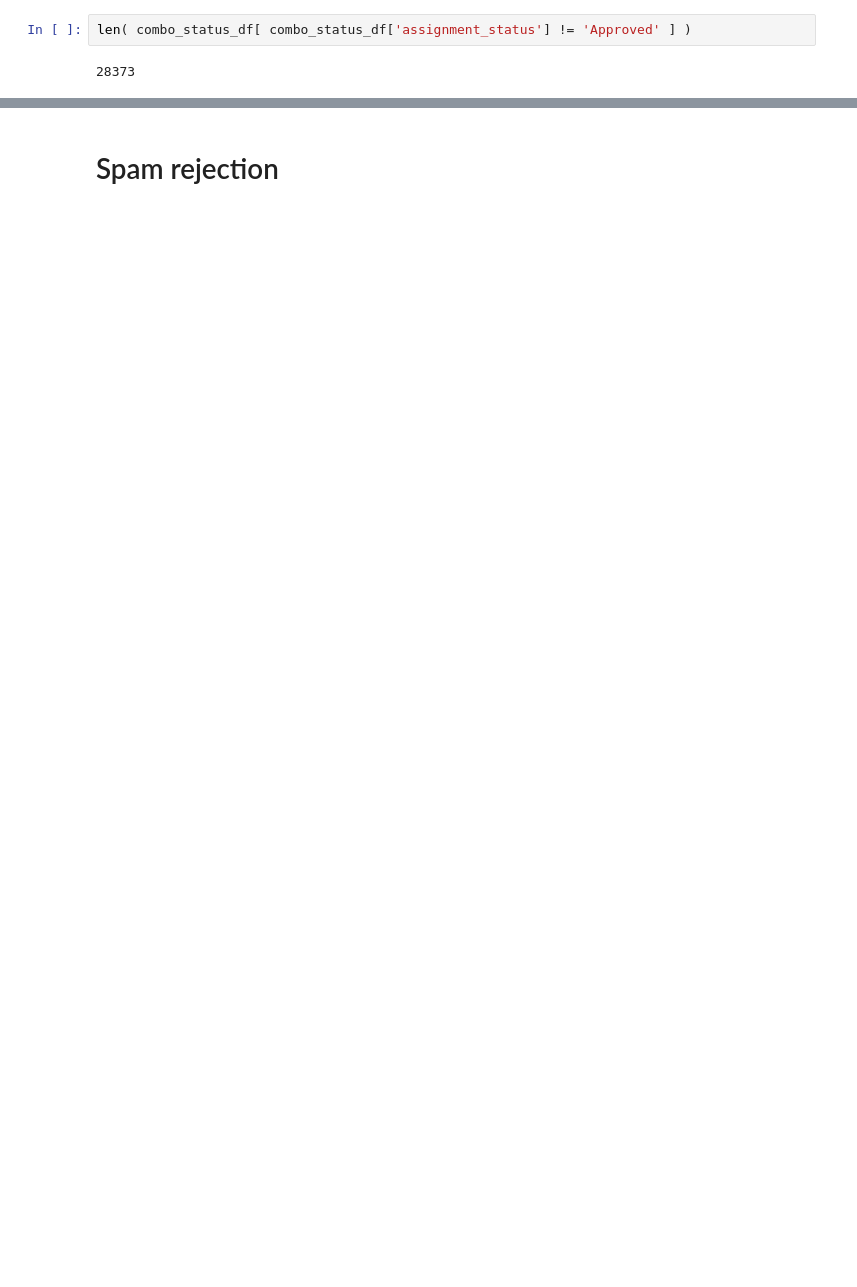
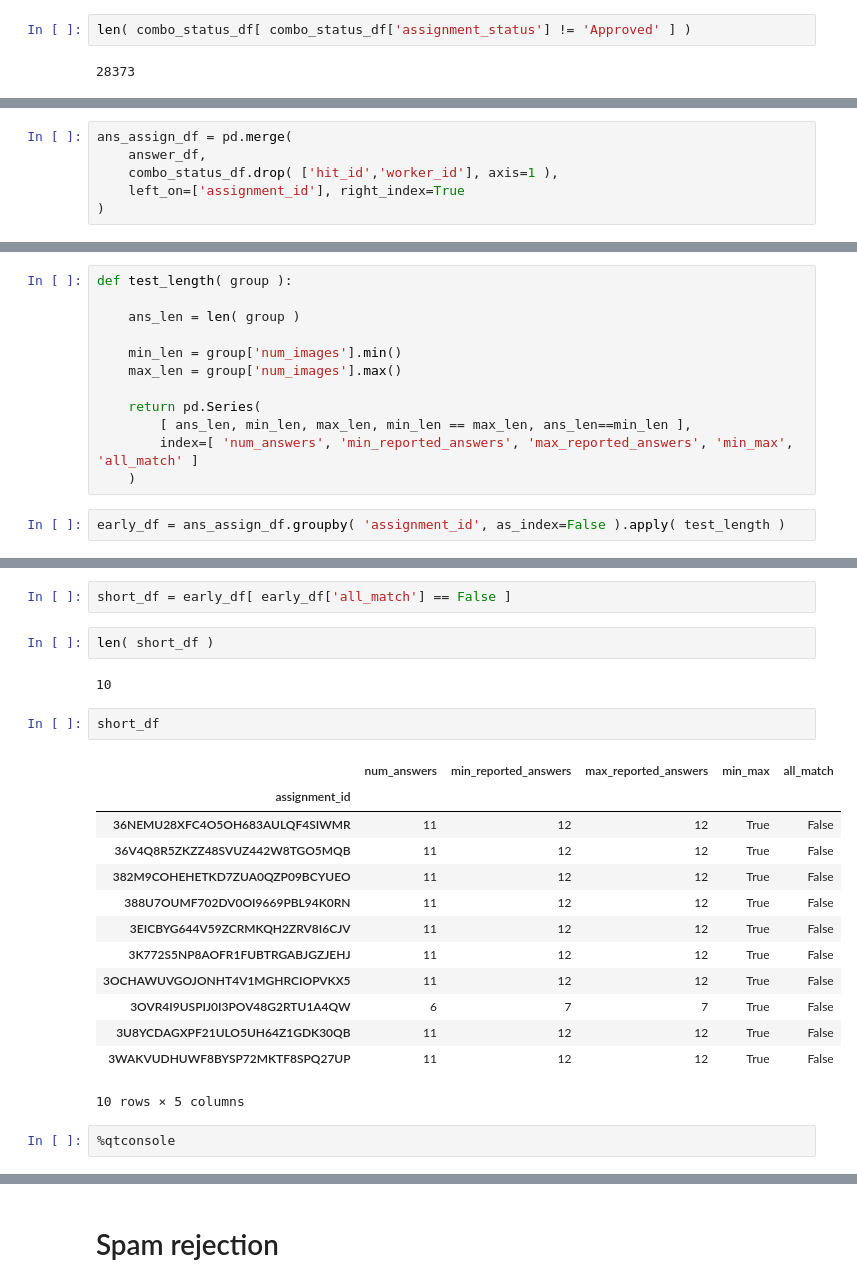
Before and after one commit to matttrent/vislab, a Jupyter notebook: notebooks/mturk_get_results.ipynb, the cells around one changed output, grey strips where cells are left out. Saved outputs shown, nothing was run; the diff lists cells and outputs as text; blank space fills up the shorter version.

```diff
--- a/notebooks/mturk_get_results.ipynb
+++ b/notebooks/mturk_get_results.ipynb
@@ -508,0 +634,6 @@ len( combo_status_df[ combo_status_df['assignment_status'] != 'Approved' ] )
+# %%
+ans_assign_df = pd.merge(
+    answer_df,
+    combo_status_df.drop( ['hit_id','worker_id'], axis=1 ),
+    left_on=['assignment_id'], right_index=True
+)
@@ -508,0 +672,14 @@ len( combo_status_df[ combo_status_df['assignment_status'] != 'Approved' ] )
+# %%
+def test_length( group ):
+
+    ans_len = len( group )
+
+    min_len = group['num_images'].min()
+    max_len = group['num_images'].max()
+
+    return pd.Series(
+        [ ans_len, min_len, max_len, min_len == max_len, ans_len==min_len ],
+        index=[ 'num_answers', 'min_reported_answers', 'max_reported_answers', 'min_max', 'all_match' ]
+    )
+# %%
+early_df = ans_assign_df.groupby( 'assignment_id', as_index=False ).apply( test_length )
@@ -508,0 +697,24 @@ len( combo_status_df[ combo_status_df['assignment_status'] != 'Approved' ] )
+# %%
+short_df = early_df[ early_df['all_match'] == False ]
+# %%
+len( short_df )
+# %% [output]
+10
+# %%
+short_df
+# %% [output]
+|  | num_answers | min_reported_answers | max_reported_answers | min_max | all_match |
+| assignment_id |  |  |  |  |  |
+| 36NEMU28XFC4O5OH683AULQF4SIWMR | 11 | 12 | 12 | True | False |
+| 36V4Q8R5ZKZZ48SVUZ442W8TGO5MQB | 11 | 12 | 12 | True | False |
+| 382M9COHEHETKD7ZUA0QZP09BCYUEO | 11 | 12 | 12 | True | False |
+| 388U7OUMF702DV0OI9669PBL94K0RN | 11 | 12 | 12 | True | False |
+| 3EICBYG644V59ZCRMKQH2ZRV8I6CJV | 11 | 12 | 12 | True | False |
+| 3K772S5NP8AOFR1FUBTRGABJGZJEHJ | 11 | 12 | 12 | True | False |
+| 3OCHAWUVGOJONHT4V1MGHRCIOPVKX5 | 11 | 12 | 12 | True | False |
+| 3OVR4I9USPIJ0I3POV48G2RTU1A4QW | 6 | 7 | 7 | True | False |
+| 3U8YCDAGXPF21ULO5UH64Z1GDK30QB | 11 | 12 | 12 | True | False |
+| 3WAKVUDHUWF8BYSP72MKTF8SPQ27UP | 11 | 12 | 12 | True | False |
+10 rows × 5 columns
+# %%
+%qtconsole
```
Also changed, not shown: parts of 37 cells of this notebook.
